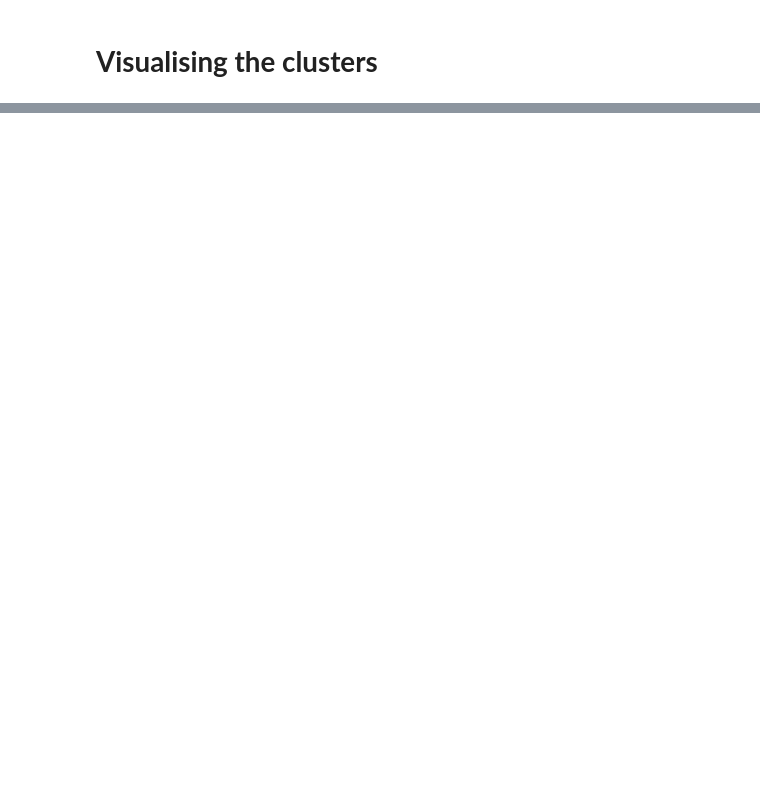
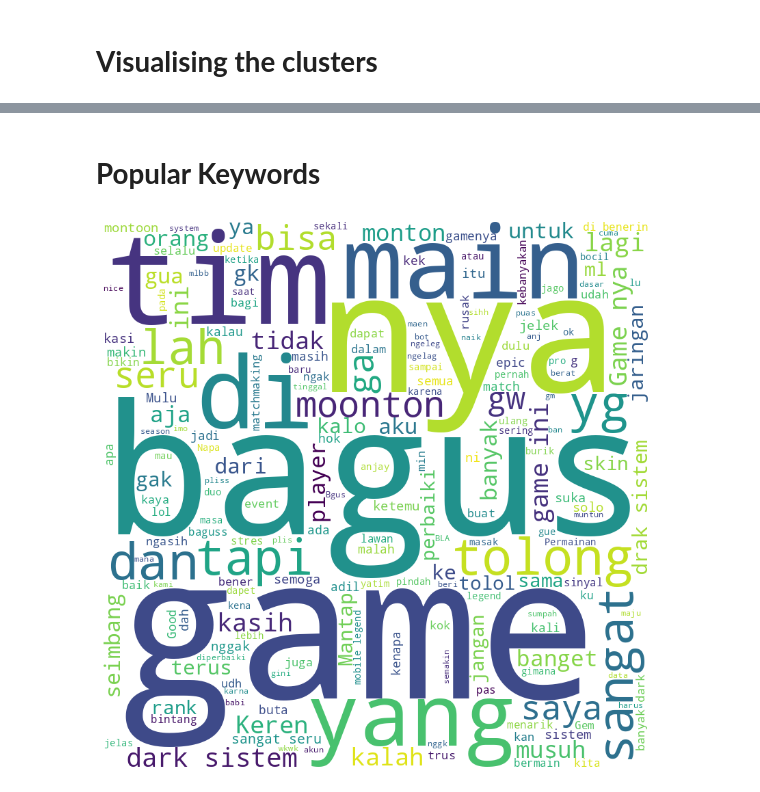
Before and after one commit to AzizLike29/Scrap-App-ML, a Jupyter notebook: scrap_mobile_legends.ipynb, the cells around one changed output, grey strips where cells are left out. Saved outputs shown, nothing was run; the diff lists cells and outputs as text; code cells hidden in the pictures; blank space fills up the shorter version.

```diff
--- a/scrap_mobile_legends.ipynb
+++ b/scrap_mobile_legends.ipynb
@@ -519,0 +530,15 @@ plt.show()
+# %% [markdown]
+# **Popular Keywords**
+# %%
+from wordcloud import WordCloud
+
+data = pd.read_csv('scrapped_data_mobile_legends.csv')
+data_content = ' '.join(data['content'].dropna().values)
+wordcloud = WordCloud(width=800, height=800, background_color='white', min_font_size=10).generate(data_content)
+plt.figure(figsize=(8, 8), facecolor=None)
+plt.imshow(wordcloud)
+plt.axis("off")
+plt.tight_layout(pad=0)
+plt.show()
+# %% [output]
+[figure, added]
```
Also changed, not shown: parts of 26 cells of this notebook.
